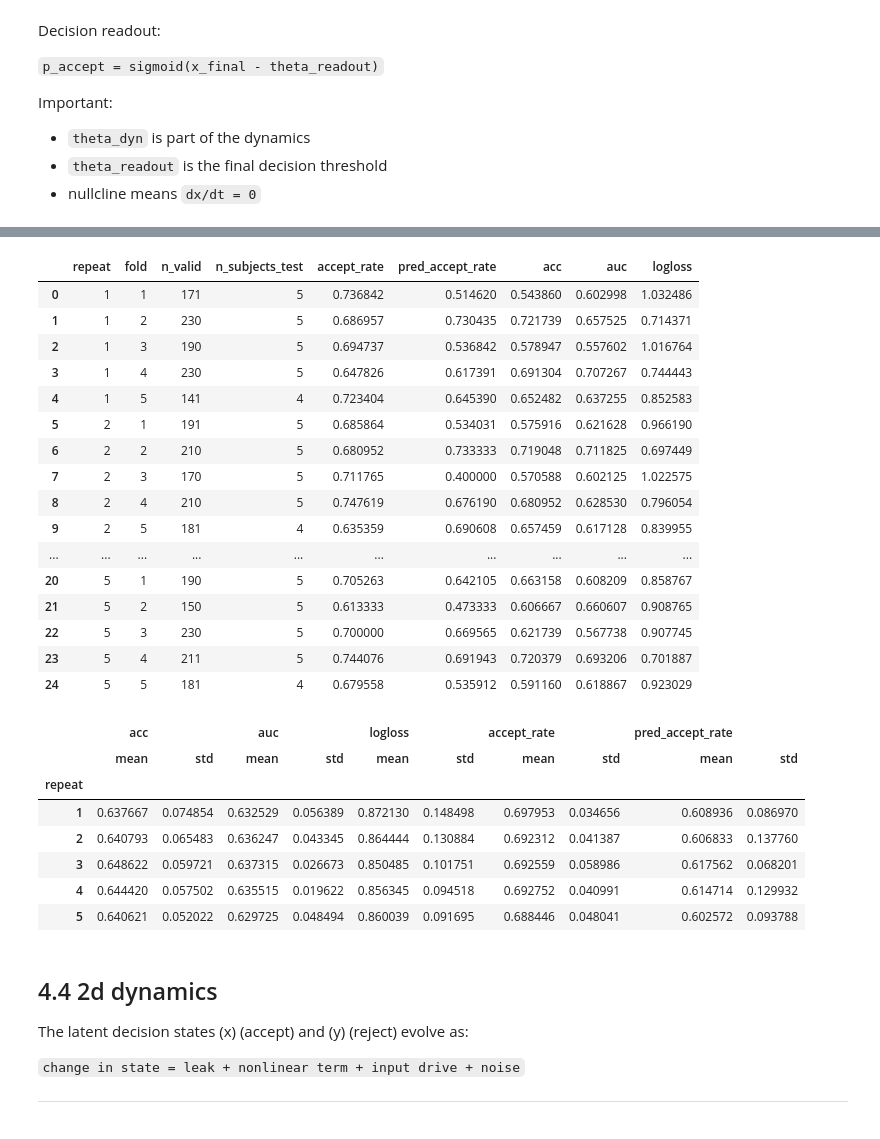
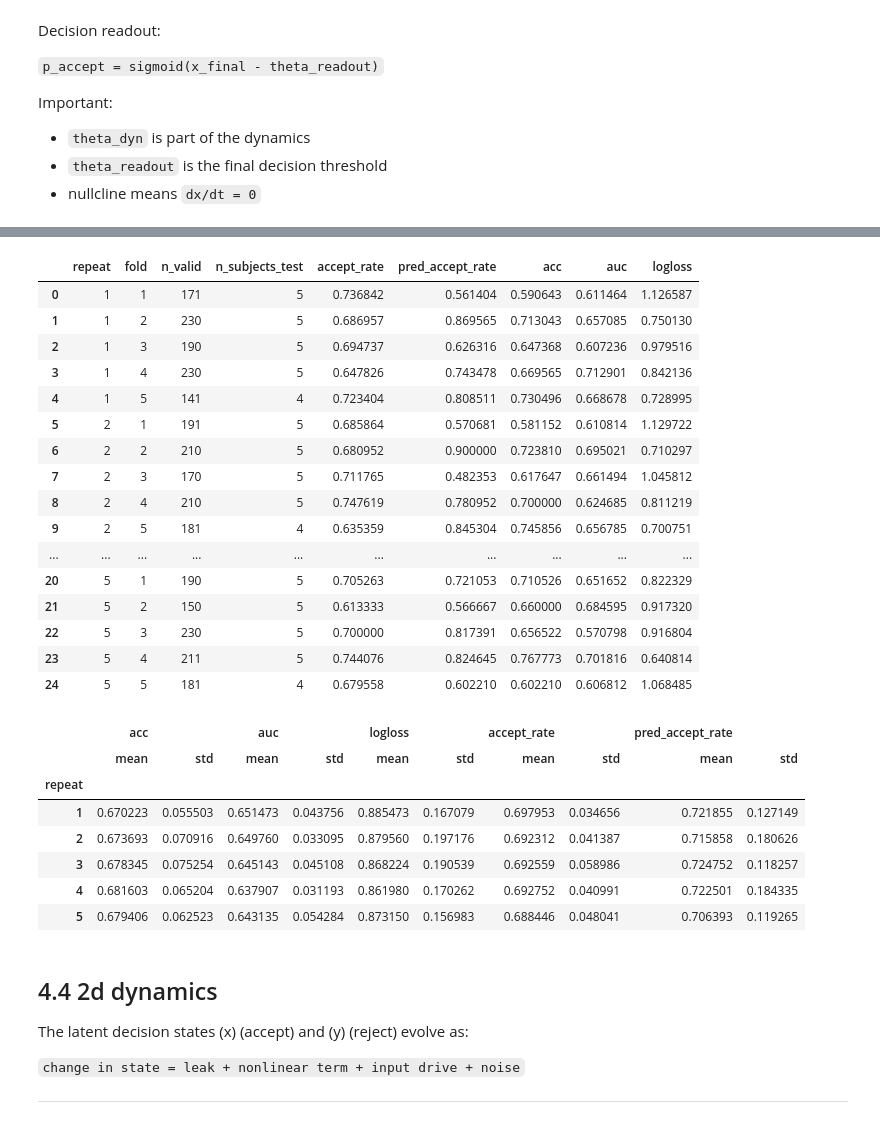
Before and after one commit to yxlin02/HCICarSim, a Jupyter notebook: DataAnalysis.ipynb, the cells around one changed output, grey strips where cells are left out. Cells and saved outputs as stored; diff of their text form; code cells hidden in the pictures.

```diff
--- a/DataAnalysis.ipynb
+++ b/DataAnalysis.ipynb
@@ -4049,39 +3812,6 @@ random_state = 42
 
 group_col = "sub_id"
 
-sim_params = dict(
-    model="nonlinear_sigmoid",
-    p_bias=0.44,
-
-    beta_c=0.5,
-    beta_i=0.38,
-    beta_ci=0.01,
-
-    gamma_throttle=0.0,
-    gamma_density=0.43,
-    gamma_time=0.56,
-    gamma_mode=0.15,
-
-    kappa=1.45,
-    lam=1.0,
-    a=2.0,
-    gain=1.75,
-    theta_dyn=0.0,
-
-    sigma=0.05,
-    theta_readout=0.44,
-    dt=0.01,
-    T=5.0,
-
-    density_lam_gain=0.0,
-    density_sigma_gain=0.0,
-    time_gain_multiplier=1.0,
-    auto_lam_multiplier=1.0,
-    auto_sigma_multiplier=1.0,
-    b_use_stim_on=False,
-)
-
-
 # =========================
 # repeated CV
 # =========================
@@ -4099,7 +3829,9 @@ for repeat, fold, train_idx, test_idx, test_groups in optim.repeated_group_kfold
 
     df_sim_test = oneddynamics.simulate_dataframe_decisions(
         test_df,
-        **sim_params
+        model="nonlinear_sigmoid",
+        b_use_stim_on=False,
+        **final_params_mean_1d
     )
 
     valid = df_sim_test.dropna(
@@ -4199,28 +3931,28 @@ LogLoss mean = 0.8607, std = 0.1058
 |  | repeat | fold | n_valid | n_subjects_test | accept_rate | pred_accept_rate | acc | auc | logloss |
-| 0 | 1 | 1 | 171 | 5 | 0.736842 | 0.514620 | 0.543860 | 0.602998 | 1.032486 |
-| 1 | 1 | 2 | 230 | 5 | 0.686957 | 0.730435 | 0.721739 | 0.657525 | 0.714371 |
-| 2 | 1 | 3 | 190 | 5 | 0.694737 | 0.536842 | 0.578947 | 0.557602 | 1.016764 |
-| 3 | 1 | 4 | 230 | 5 | 0.647826 | 0.617391 | 0.691304 | 0.707267 | 0.744443 |
-| 4 | 1 | 5 | 141 | 4 | 0.723404 | 0.645390 | 0.652482 | 0.637255 | 0.852583 |
-| 5 | 2 | 1 | 191 | 5 | 0.685864 | 0.534031 | 0.575916 | 0.621628 | 0.966190 |
-| 6 | 2 | 2 | 210 | 5 | 0.680952 | 0.733333 | 0.719048 | 0.711825 | 0.697449 |
-| 7 | 2 | 3 | 170 | 5 | 0.711765 | 0.400000 | 0.570588 | 0.602125 | 1.022575 |
-| 8 | 2 | 4 | 210 | 5 | 0.747619 | 0.676190 | 0.680952 | 0.628530 | 0.796054 |
-| 9 | 2 | 5 | 181 | 4 | 0.635359 | 0.690608 | 0.657459 | 0.617128 | 0.839955 |
+| 0 | 1 | 1 | 171 | 5 | 0.736842 | 0.561404 | 0.590643 | 0.611464 | 1.126587 |
+| 1 | 1 | 2 | 230 | 5 | 0.686957 | 0.869565 | 0.713043 | 0.657085 | 0.750130 |
+| 2 | 1 | 3 | 190 | 5 | 0.694737 | 0.626316 | 0.647368 | 0.607236 | 0.979516 |
+| 3 | 1 | 4 | 230 | 5 | 0.647826 | 0.743478 | 0.669565 | 0.712901 | 0.842136 |
+| 4 | 1 | 5 | 141 | 4 | 0.723404 | 0.808511 | 0.730496 | 0.668678 | 0.728995 |
+| 5 | 2 | 1 | 191 | 5 | 0.685864 | 0.570681 | 0.581152 | 0.610814 | 1.129722 |
+| 6 | 2 | 2 | 210 | 5 | 0.680952 | 0.900000 | 0.723810 | 0.695021 | 0.710297 |
+| 7 | 2 | 3 | 170 | 5 | 0.711765 | 0.482353 | 0.617647 | 0.661494 | 1.045812 |
+| 8 | 2 | 4 | 210 | 5 | 0.747619 | 0.780952 | 0.700000 | 0.624685 | 0.811219 |
+| 9 | 2 | 5 | 181 | 4 | 0.635359 | 0.845304 | 0.745856 | 0.656785 | 0.700751 |
 | ... | ... | ... | ... | ... | ... | ... | ... | ... | ... |
-| 20 | 5 | 1 | 190 | 5 | 0.705263 | 0.642105 | 0.663158 | 0.608209 | 0.858767 |
-| 21 | 5 | 2 | 150 | 5 | 0.613333 | 0.473333 | 0.606667 | 0.660607 | 0.908765 |
-| 22 | 5 | 3 | 230 | 5 | 0.700000 | 0.669565 | 0.621739 | 0.567738 | 0.907745 |
-| 23 | 5 | 4 | 211 | 5 | 0.744076 | 0.691943 | 0.720379 | 0.693206 | 0.701887 |
-| 24 | 5 | 5 | 181 | 4 | 0.679558 | 0.535912 | 0.591160 | 0.618867 | 0.923029 |
+| 20 | 5 | 1 | 190 | 5 | 0.705263 | 0.721053 | 0.710526 | 0.651652 | 0.822329 |
+| 21 | 5 | 2 | 150 | 5 | 0.613333 | 0.566667 | 0.660000 | 0.684595 | 0.917320 |
+| 22 | 5 | 3 | 230 | 5 | 0.700000 | 0.817391 | 0.656522 | 0.570798 | 0.916804 |
+| 23 | 5 | 4 | 211 | 5 | 0.744076 | 0.824645 | 0.767773 | 0.701816 | 0.640814 |
+| 24 | 5 | 5 | 181 | 4 | 0.679558 | 0.602210 | 0.602210 | 0.606812 | 1.068485 |
 |  | acc |  | auc |  | logloss |  | accept_rate |  | pred_accept_rate |  |
 |  | mean | std | mean | std | mean | std | mean | std | mean | std |
 | repeat |  |  |  |  |  |  |  |  |  |  |
-| 1 | 0.637667 | 0.074854 | 0.632529 | 0.056389 | 0.872130 | 0.148498 | 0.697953 | 0.034656 | 0.608936 | 0.086970 |
-| 2 | 0.640793 | 0.065483 | 0.636247 | 0.043345 | 0.864444 | 0.130884 | 0.692312 | 0.041387 | 0.606833 | 0.137760 |
-| 3 | 0.648622 | 0.059721 | 0.637315 | 0.026673 | 0.850485 | 0.101751 | 0.692559 | 0.058986 | 0.617562 | 0.068201 |
-| 4 | 0.644420 | 0.057502 | 0.635515 | 0.019622 | 0.856345 | 0.094518 | 0.692752 | 0.040991 | 0.614714 | 0.129932 |
-| 5 | 0.640621 | 0.052022 | 0.629725 | 0.048494 | 0.860039 | 0.091695 | 0.688446 | 0.048041 | 0.602572 | 0.093788 |
+| 1 | 0.670223 | 0.055503 | 0.651473 | 0.043756 | 0.885473 | 0.167079 | 0.697953 | 0.034656 | 0.721855 | 0.127149 |
+| 2 | 0.673693 | 0.070916 | 0.649760 | 0.033095 | 0.879560 | 0.197176 | 0.692312 | 0.041387 | 0.715858 | 0.180626 |
+| 3 | 0.678345 | 0.075254 | 0.645143 | 0.045108 | 0.868224 | 0.190539 | 0.692559 | 0.058986 | 0.724752 | 0.118257 |
+| 4 | 0.681603 | 0.065204 | 0.637907 | 0.031193 | 0.861980 | 0.170262 | 0.692752 | 0.040991 | 0.722501 | 0.184335 |
+| 5 | 0.679406 | 0.062523 | 0.643135 | 0.054284 | 0.873150 | 0.156983 | 0.688446 | 0.048041 | 0.706393 | 0.119265 |
 # %% [markdown]
 ## 4.4 2d dynamics
 
```
Also changed, not shown: parts of 56 cells of this notebook, 22 other files.
